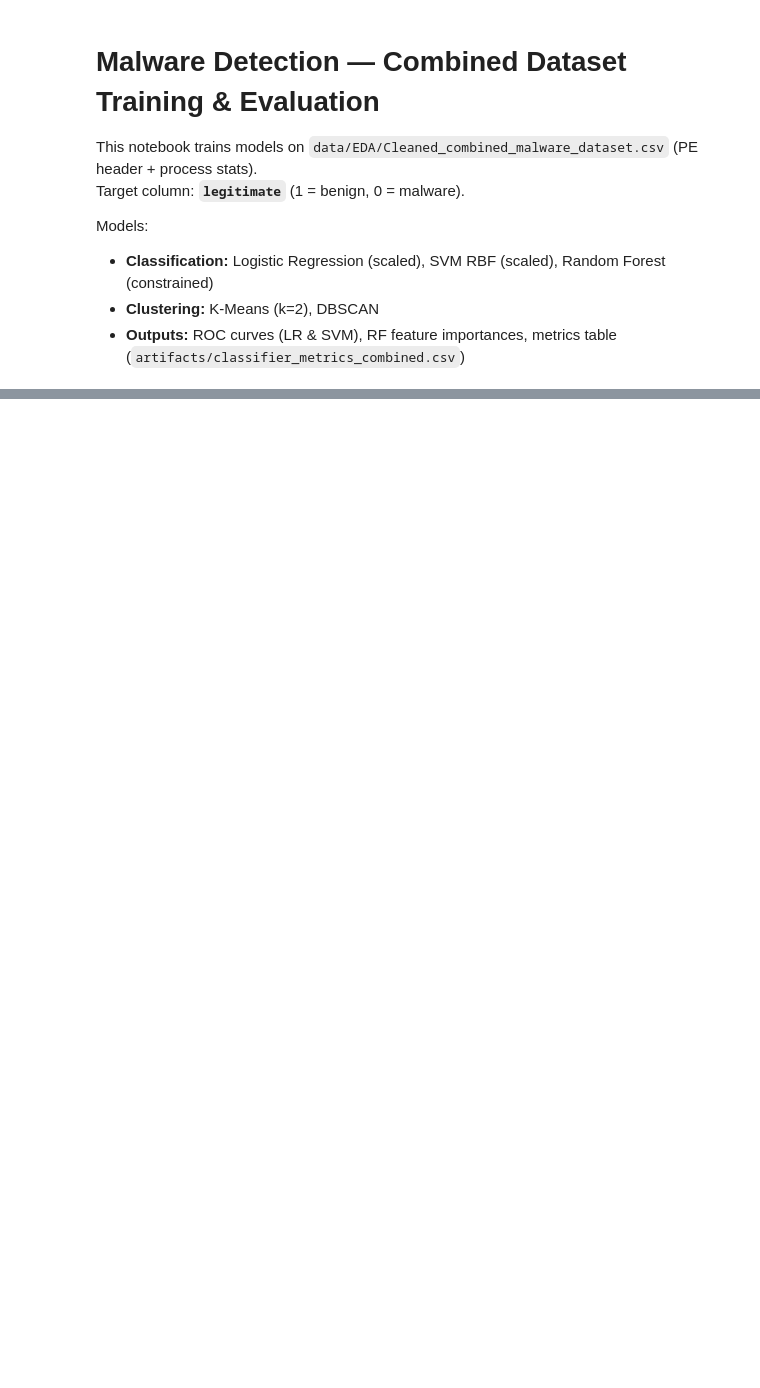
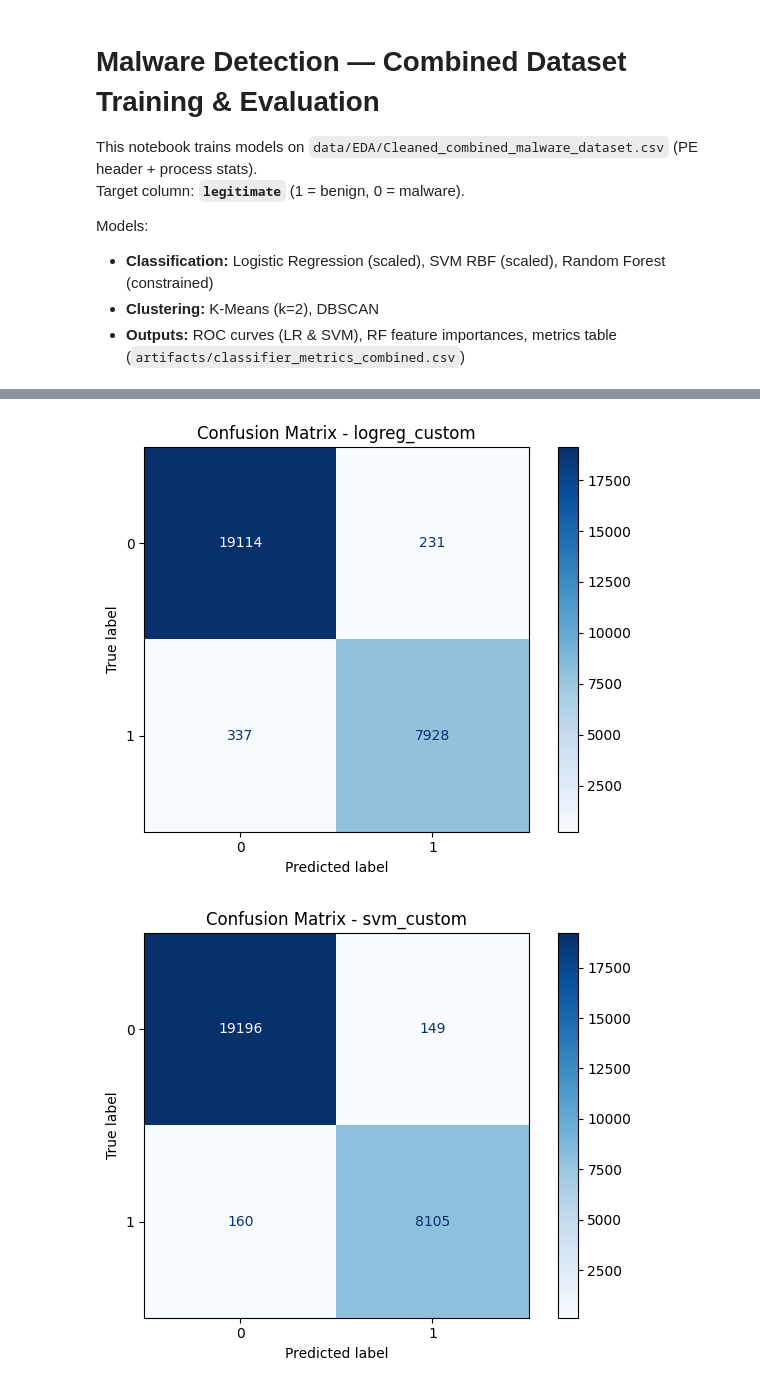
Before and after one commit to Hocking88/InnovationProject, a Jupyter notebook: data/Custom_Malware_Train.ipynb, the cells around one changed output, grey strips where cells are left out. Saved outputs shown, nothing was run; the diff lists cells and outputs as text; code cells hidden in the pictures; blank space fills up the shorter version.

```diff
--- a/data/Custom_Malware_Train.ipynb
+++ b/data/Custom_Malware_Train.ipynb
@@ -151,0 +223,22 @@ for name, val in zip(top_feats, importances[idx]):
+# %%
+import matplotlib.pyplot as plt
+from sklearn.metrics import ConfusionMatrixDisplay
+import os
+
+# ensure output folder exists
+os.makedirs("artifacts/plots/custom", exist_ok=True)
+
+# use the predictions you actually computed
+for name, y_pred in [
+    ("logreg_custom", y_pred_lr),
+    ("svm_custom", y_pred_svm),
+    ("rf_constrained_custom", y_pred_rf),  # was y_pred_rf_c (undefined)
+]:
+    disp = ConfusionMatrixDisplay.from_predictions(y_test, y_pred, cmap="Blues")
+    plt.title(f"Confusion Matrix - {name}")
+    plt.tight_layout()
+    plt.savefig(f"artifacts/plots/custom/cm_{name}.png", dpi=160, bbox_inches="tight")
+    plt.show()
+# %% [output]
+[figure, added]
+[figure, added]
```
Also changed, not shown: parts of 10 cells of this notebook, 13 other files.
